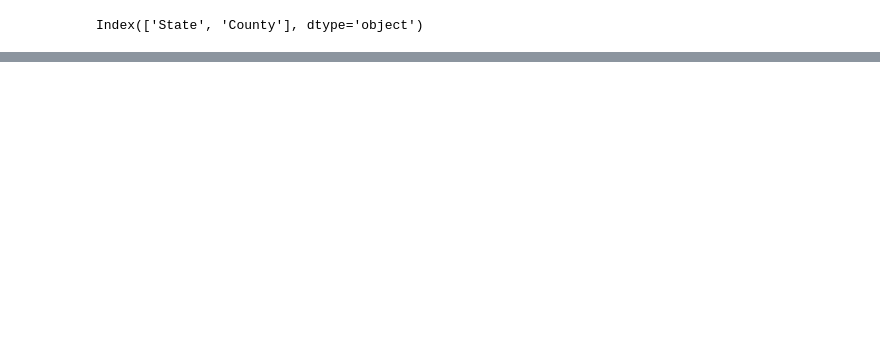
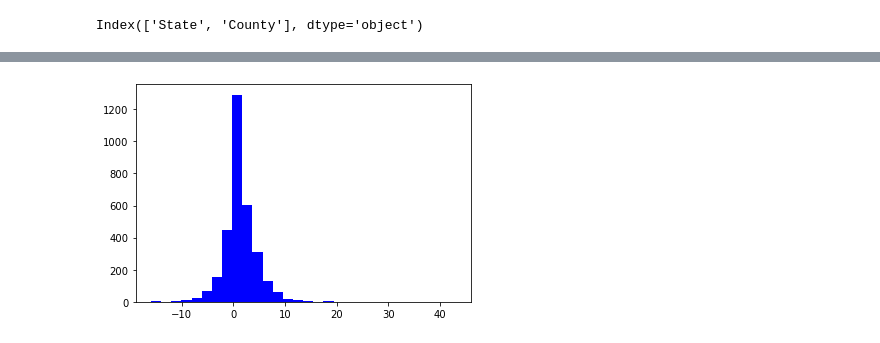
Before and after one commit to mgsrichard/EDai_exercise, a Jupyter notebook: County_Random_Forests.ipynb, the cells around one changed output, grey strips where cells are left out. Cells and saved outputs as stored; diff of their text form; code cells hidden in the pictures; blank space fills up the shorter version.

```diff
--- a/County_Random_Forests.ipynb
+++ b/County_Random_Forests.ipynb
@@ -92,0 +108,15 @@ Reshape your data either using array.reshape(-1, 1) if your data has a single fe
+# %%
+#Make employment growth rate bands of 2.5%
+#Create a function to calculate growth level and apply to column
+def rate_bands(rate):
+    max_band_threshold = 110
+    band_size = 2.5
+    max_band = int(max_band_threshold/band_size)
+    if rate < max_band_threshold:
+        rate_band = int(rate / band_size)
+    else:
+        rate_band = max_band
+    return rate_band
+# %%
+df_binary_encoded['Employment Growth Band'] = df_binary_encoded['Employment Growth Rate'].apply(rate_bands)
+df_binary_encoded.head()
@@ -92,0 +152,8 @@ Reshape your data either using array.reshape(-1, 1) if your data has a single fe
+# %%
+# 6. Look at the distribution of values for employment growth rate
+num_bins = 30
+n,bins,patches = plt.hist(df_binary_encoded['Employment Growth Band'],num_bins, facecolor = 'blue')
+plt.show()
+#Looks fairly normal/bell shaped
+# %% [output]
+[figure, added]
```
Also changed, not shown: parts of 14 cells of this notebook.
